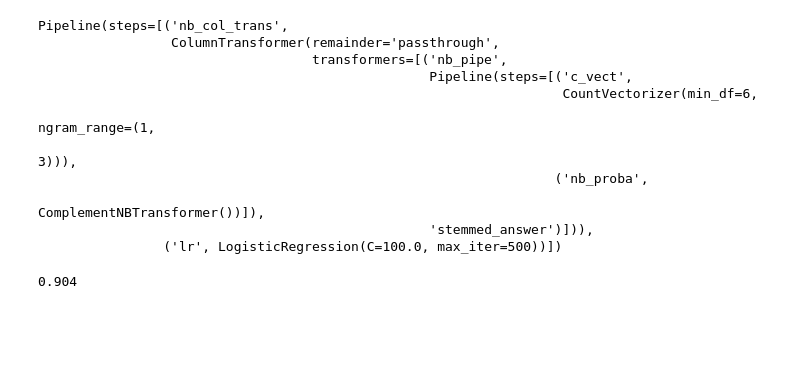
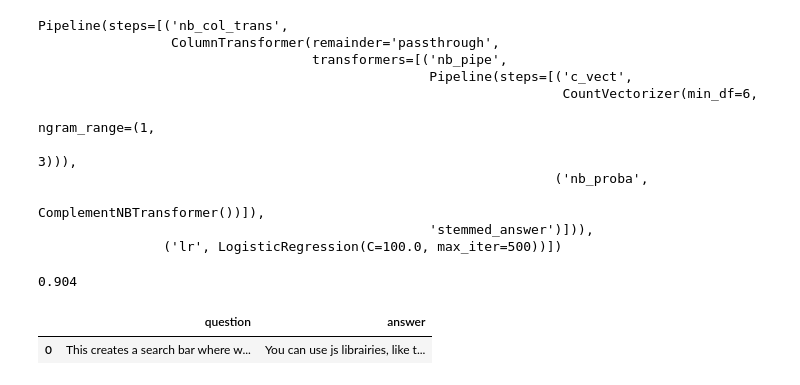
Before and after one commit to illyge/counter-ai, a Jupyter notebook: eda_and_train.ipynb, the cells around one changed output. Saved outputs shown, nothing was run; the diff lists cells and outputs as text; code cells hidden in the pictures; blank space fills up the shorter version.

```diff
--- a/eda_and_train.ipynb
+++ b/eda_and_train.ipynb
@@ -435,3 +439,12 @@ Pipeline(steps=[('nb_col_trans',
 np.round(f1_score(full_pipe.predict(X_test), y_test), 3)
 # %% [output]
 0.904
+# %%
+d = {
+  "question": "This creates a search bar where when you click it\/search something that starts with the same letter as the option e.g. Expected Output Image",
+  "answer": "You can use js librairies, like this one https://pbauerochse.github.io/searchable-option-list/examples.html"
+}
+pd.DataFrame(d, index=[0])
+# %% [output]
+|  | question | answer |
+| 0 | This creates a search bar where w... | You can use js librairies, like t... |
```
Also changed, not shown: parts of 11 cells of this notebook, 7 other files.
